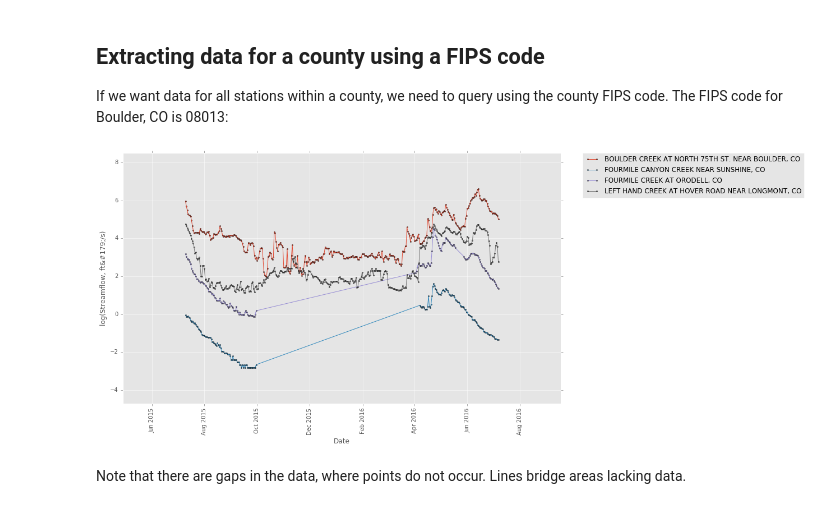
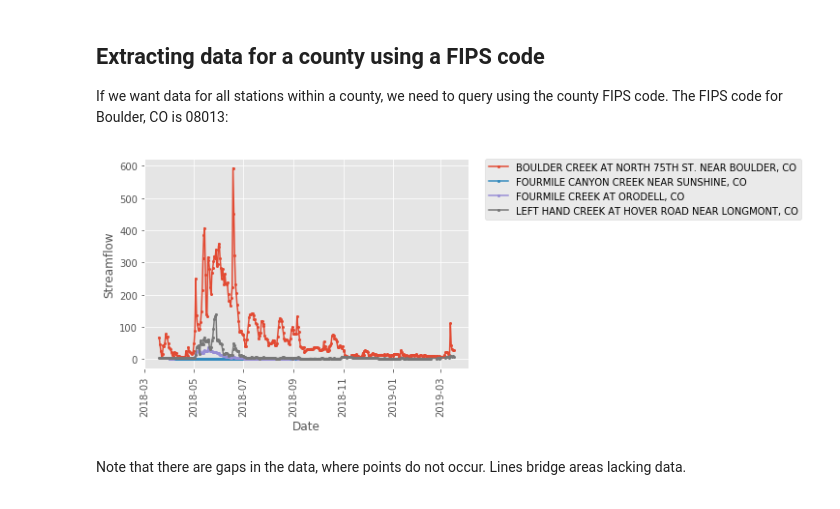
Before and after one commit to earthlab/tutorials, a Jupyter notebook: python/acquire-and-visualize-usgs-hydrology-data.ipynb, the cells around one changed output. Cells and saved outputs as stored; diff of their text form; code cells hidden in the pictures.

```diff
--- a/python/acquire-and-visualize-usgs-hydrology-data.ipynb
+++ b/python/acquire-and-visualize-usgs-hydrology-data.ipynb
@@ -36,11 +33,12 @@ import matplotlib
 import matplotlib.pyplot as plt
 from climata.usgs import DailyValueIO
 import pandas as pd
+from pandas.plotting import register_matplotlib_converters
 import numpy as np
 
+register_matplotlib_converters()
 plt.style.use('ggplot')
-%matplotlib inline
-matplotlib.rcParams['figure.figsize'] = (14.0, 8.0)
+plt.rcParams['figure.figsize'] = (20.0, 10.0)
 # %% [markdown]
 ## Extracting data for a specific USGS station ID
 
@@ -63,8 +61,8 @@ data = DailyValueIO(
 # %%
 # create lists of date-flow values
 for series in data:
-    flow = [r[0] for r in series.data]
-    dates = [r[1] for r in series.data]
+    flow = [r[1] for r in series.data]
+    dates = [r[0] for r in series.data]
 # %%
 plt.plot(dates, flow)
 plt.xlabel('Date')
@@ -100,8 +97,8 @@ value = []
 
 for series in data:
     for row in series.data:
-        date.append(row[1])
-        value.append(row[0])
+        date.append(row[0])
+        value.append(row[1])
 # %%
 site_names = [[series.site_name] * len(series.data) for series in data]
 
@@ -118,17 +115,16 @@ df = df[df['value'] != -999999.0]
 # %%
 # visualize flow time series, coloring by site
 groups = df.groupby('site')
 fig, ax = plt.subplots()
 for name, group in groups:
-    ax.plot(group.date, np.log(group.value), marker='o', linestyle='-', ms=2, label=name)
+    ax.plot(group.date, group.value, marker='o', linestyle='-', ms=2, label=name)
 ax.legend(bbox_to_anchor=(1.05, 1), loc=2, borderaxespad=0.)
 plt.xlabel('Date')
-plt.ylabel('log(' + series.variable_name + ')')
+plt.ylabel('Streamflow')
 plt.xticks(rotation='vertical')
-plt.margins(0.2)
 plt.show()
 # %% [output]
-[figure, old version]
+[figure, new version]
 # %% [markdown]
 Note that there are gaps in the data, where points do not occur.
 Lines bridge areas lacking data.
```
Also changed, not shown: parts of 2 cells of this notebook, 11 other files.
